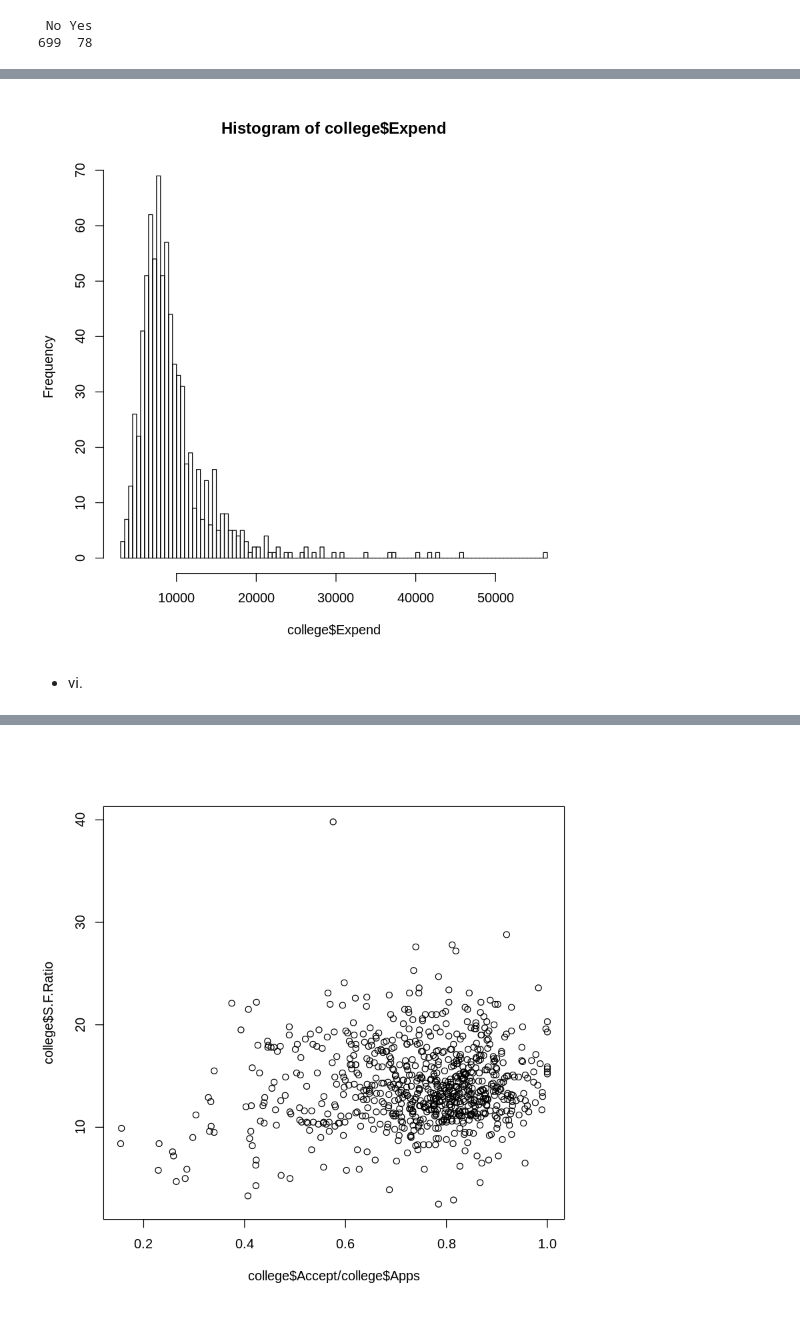
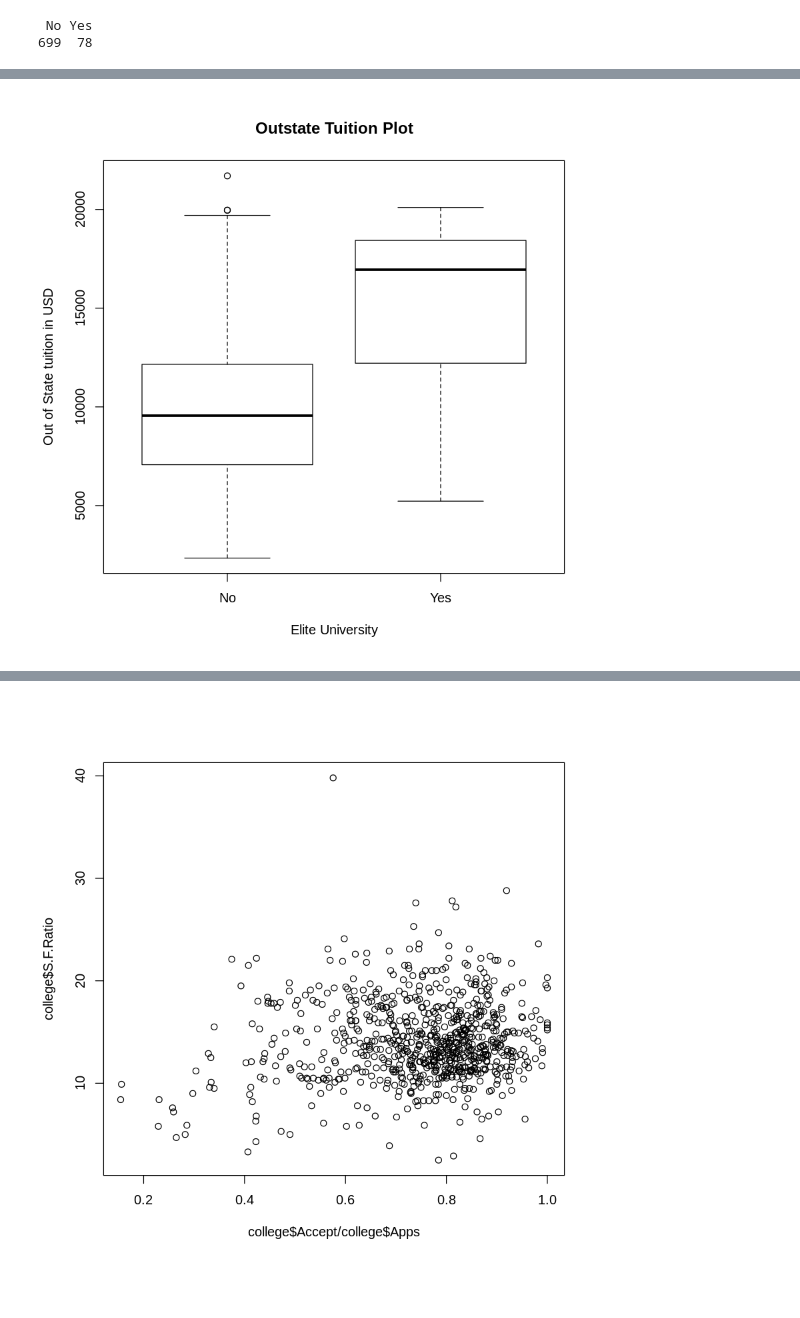
Before and after one commit to jagin/isl-notebooks, a Jupyter notebook: notebooks/R/2 Statistical Learning/2.4 Exercises.ipynb, the cells around one changed output, grey strips where cells are left out. Saved outputs shown, nothing was run; the diff lists cells and outputs as text; code cells hidden in the pictures; blank space fills up the shorter version.

```diff
--- a/notebooks/R/2 Statistical Learning/2.4 Exercises - Applied.ipynb
+++ b/notebooks/R/2 Statistical Learning/2.4 Exercises.ipynb
@@ -100,6 +275,5 @@ hist(college$perc.alumni, col=2)
-# %%
-hist(college$Expend, breaks=100)
-# %% [output]
-[figure, removed]
-# %% [markdown]
-  - vi.
+# %%
+plot(college$Elite, college$Outstate,
+     xlab = "Elite University", ylab ="Out of State tuition in USD", main = "Outstate Tuition Plot")
+# %% [output]
+[figure, added]
```
Also changed, not shown: parts of 136 cells of this notebook, 7 other files.
